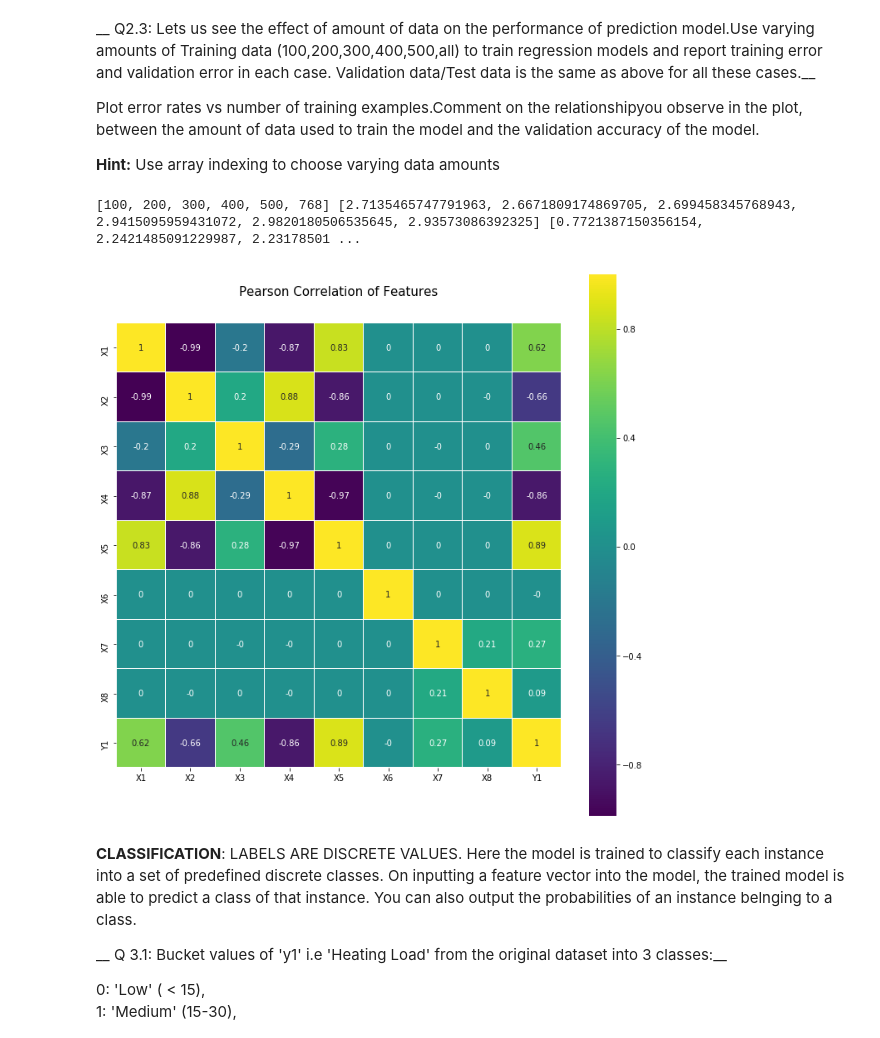
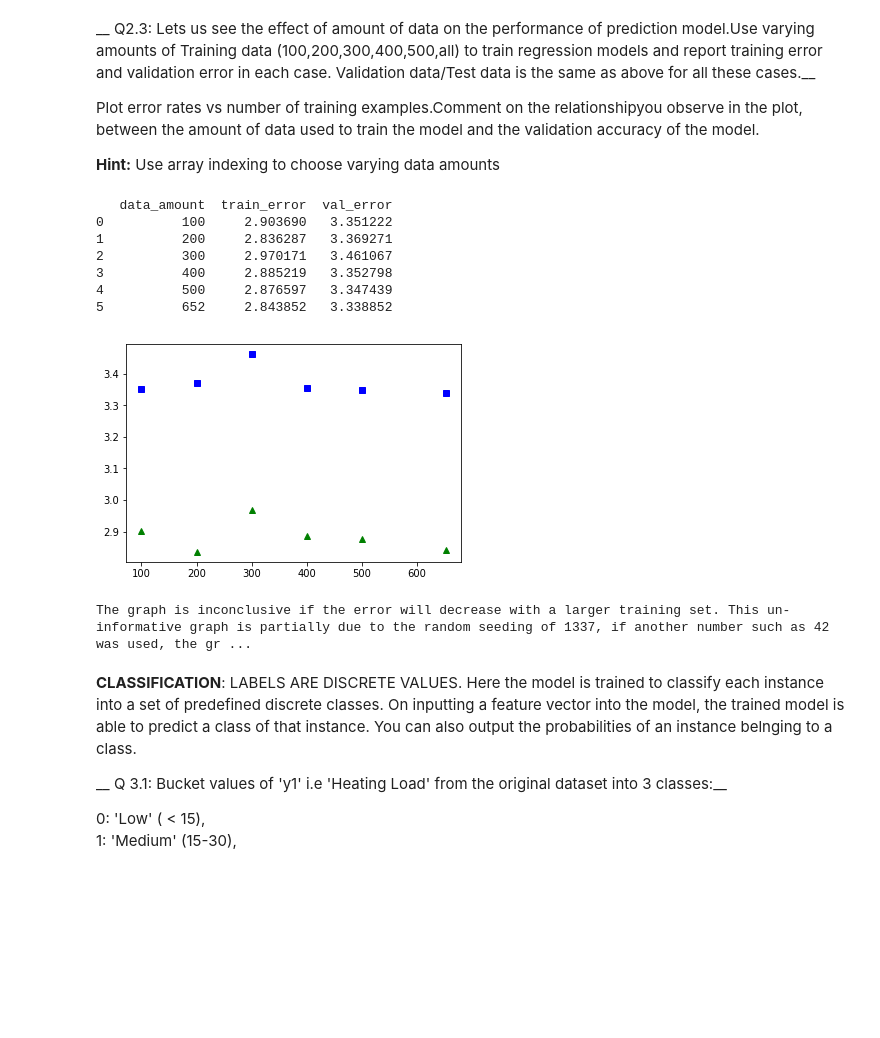
Before and after one commit to AshisGhosh/ashisghosh_data_x_s18, a Jupyter notebook: hw/hw2/hw2_regression_classification_webscraping_v2-1.ipynb, the cells around one changed output. Saved outputs shown, nothing was run; the diff lists cells and outputs as text; code cells hidden in the pictures; blank space fills up the shorter version.

```diff
--- a/hw/hw2/hw2_regression_classification_webscraping_v2-1.ipynb
+++ b/hw/hw2/hw2_regression_classification_webscraping_v2-1.ipynb
@@ -127,7 +132,6 @@ from math import sqrt
 rms = sqrt(mean_squared_error(Y_train, Y_pred))
 print("RMSE of training data: ", rms)
 
-linreg.fit(X_val, Y_val) # fit
 Y_pred = linreg.predict(X_val) # predict
 
 rms = sqrt(mean_squared_error(Y_val, Y_pred))
@@ -144,34 +148,48 @@ Plot error rates vs number of training examples.Comment on the relationshipyou o
 __Hint:__ Use array indexing to choose varying data amounts
 # %%
 linreg = LinearRegression() # instantiate
-data_amounts = [100,200,300,400,500, len(df)]
+data_amounts = [100,200,300,400,500, len(X_train)]
 train_error = []
 val_error = []
 for data in data_amounts:
-    X = df.iloc[0:data].drop("Y1", axis=1) # Training & Validation data
-    Y = df.iloc[0:data]["Y1"] # Response / Target Variable
-    X_train, X_val, Y_train, Y_val = train_test_split(X, Y, test_size=0.15)
+#     X = df.iloc[0:data].drop("Y1", axis=1) # Training & Validation data
+#     Y = df.iloc[0:data]["Y1"] # Response / Target Variable
+#     X_train, X_val, Y_train, Y_val = train_test_split(X, Y, test_size=0.15)
 
-    linreg.fit(X_train, Y_train) # fit
-    Y_pred = linreg.predict(X_train) # predict
-    rms = sqrt(mean_squared_error(Y_train, Y_pred))
+
+    linreg.fit(X_train[0:data], Y_train[0:data]) # fit
+    Y_pred = linreg.predict(X_train[0:data]) # predict
+    rms = sqrt(mean_squared_error(Y_train[0:data], Y_pred))
     train_error.append(rms)
 
-    linreg.fit(X_val, Y_val) # fit
     Y_pred = linreg.predict(X_val) # predict
     rms = sqrt(mean_squared_error(Y_val, Y_pred))
     val_error.append(rms)
 
-print(data_amounts, train_error, val_error)
+
+results = pd.DataFrame(data={'data_amount':data_amounts, 'train_error':train_error, 'val_error':val_error})
+# print(data_amounts)
+# print(train_error)
+# print(val_error)
+print(results)
 plt.plot(data_amounts, train_error, 'g^', data_amounts, val_error, 'bs')
 # plt.legend(handles=['Train Error', 'Validation Error'])
 plt.show()
 
 # x, y = pd.Series(data_amounts, name="data_amounts"), pd.Series(train_error, name="train_error")
 # ax = sns.regplot(x=x, y=y, marker="+")
+
+print("The graph is inconclusive if the error will decrease with a larger training set. This un-informative graph is partially due to the random seeding of 1337, if another number such as 42 was used, the graph is quite clearer to suggest there is an ideal amount before the test error score worsens.")
 # %% [output]
-[100, 200, 300, 400, 500, 768] [2.7135465747791963, 2.6671809174869705, 2.699458345768943, 2.9415095959431072, 2.9820180506535645, 2.93573086392325] [0.7721387150356154, 2.2421485091229987, 2.23178501 ...
+   data_amount  train_error  val_error
+0          100     2.903690   3.351222
+1          200     2.836287   3.369271
+2          300     2.970171   3.461067
+3          400     2.885219   3.352798
+4          500     2.876597   3.347439
+5          652     2.843852   3.338852
-[figure, old version]
+[figure, new version]
+The graph is inconclusive if the error will decrease with a larger training set. This un-informative graph is partially due to the random seeding of 1337, if another number such as 42 was used, the gr ...
 # %% [markdown]
 
 __CLASSIFICATION__:
```
Also changed, not shown: parts of 13 cells of this notebook.
